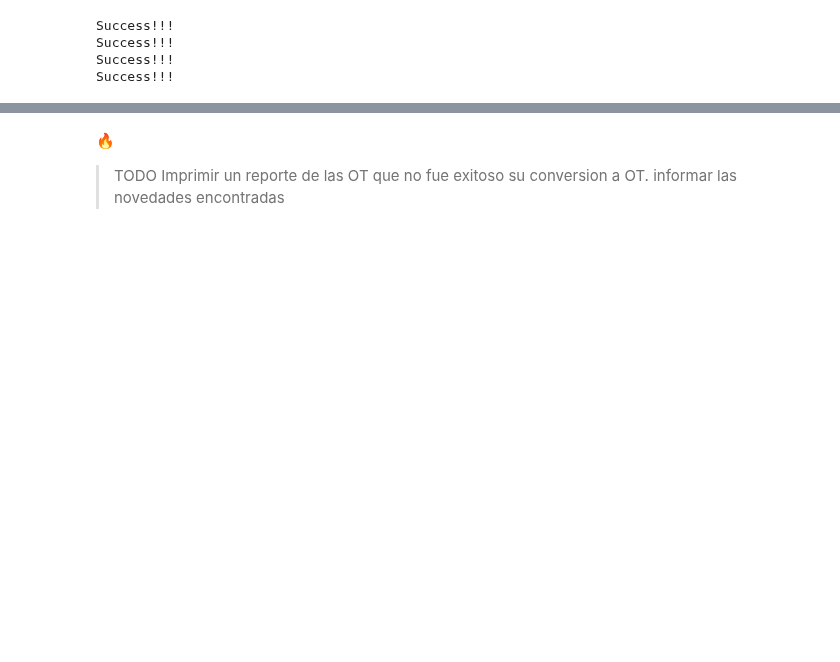
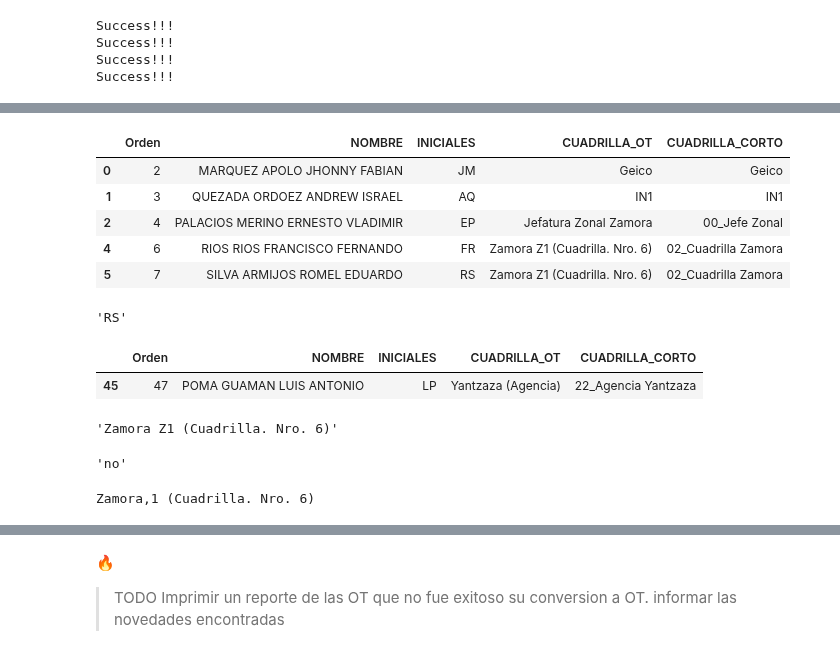
Before and after one commit to ernestopalacios/ordenes_de_trabajo, a Jupyter notebook: Test_GestionOT.ipynb, the cells around one changed output, grey strips where cells are left out. Cells and saved outputs as stored; diff of their text form; code cells hidden in the pictures; blank space fills up the shorter version.

```diff
--- a/Test_GestionOT.ipynb
+++ b/Test_GestionOT.ipynb
@@ -78,0 +213,28 @@ TODO:  Subir a Mongo DB || Mongo Driver
+# %%
+df.loc[df["NOMBRE"] == '',"NOMBRE" ] = pd.NA
+df = df.dropna()
+df.head()
+# %% [output]
+|  | Orden | NOMBRE | INICIALES | CUADRILLA_OT | CUADRILLA_CORTO |
+| 0 | 2 | MARQUEZ APOLO JHONNY FABIAN | JM | Geico | Geico |
+| 1 | 3 | QUEZADA ORDOEZ ANDREW ISRAEL | AQ | IN1 | IN1 |
+| 2 | 4 | PALACIOS MERINO ERNESTO VLADIMIR | EP | Jefatura Zonal Zamora | 00_Jefe Zonal |
+| 4 | 6 | RIOS RIOS FRANCISCO FERNANDO | FR | Zamora Z1 (Cuadrilla. Nro. 6) | 02_Cuadrilla Zamora |
+| 5 | 7 | SILVA ARMIJOS ROMEL EDUARDO | RS | Zamora Z1 (Cuadrilla. Nro. 6) | 02_Cuadrilla Zamora |
+# %%
+nombre = "SILVA ARMIJOS ROMEL EDUARDO"
+df.query(f"NOMBRE == '{nombre}'" )["INICIALES"].iloc[0]
+# %% [output]
+'RS'
+# %%
+lista_nombre = nombre.split()
+lista_nombre[2][0]+lista_nombre[0][0]
+
+df.query( f"INICIALES == 'LP'" )
+# %% [output]
+|  | Orden | NOMBRE | INICIALES | CUADRILLA_OT | CUADRILLA_CORTO |
+| 45 | 47 | POMA GUAMAN LUIS ANTONIO | LP | Yantzaza (Agencia) | 22_Agencia Yantzaza |
+# %%
+df.query(f"NOMBRE == '{nombre}'" )["CUADRILLA_OT"].iloc[0]
+# %% [output]
+'Zamora Z1 (Cuadrilla. Nro. 6)'
@@ -78,0 +255,9 @@ TODO:  Subir a Mongo DB || Mongo Driver
+# %%
+get_cuadrilla_ot( "PALACIOS MERINO LEONARDO VLADIMIR", df )
+# %% [output]
+'no'
+# %%
+grupo, tipo = "Zamora Z1 (Cuadrilla. Nro. 6)".split(" Z")
+print(f"{grupo},{tipo}")
+# %% [output]
+Zamora,1 (Cuadrilla. Nro. 6)
```
Also changed, not shown: parts of 24 cells of this notebook, 7 other files.
